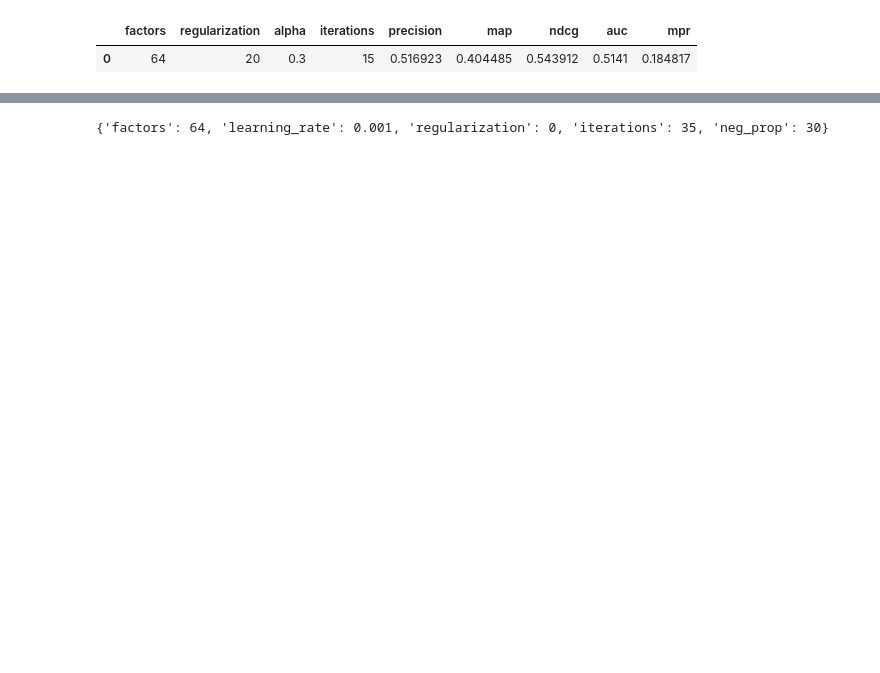
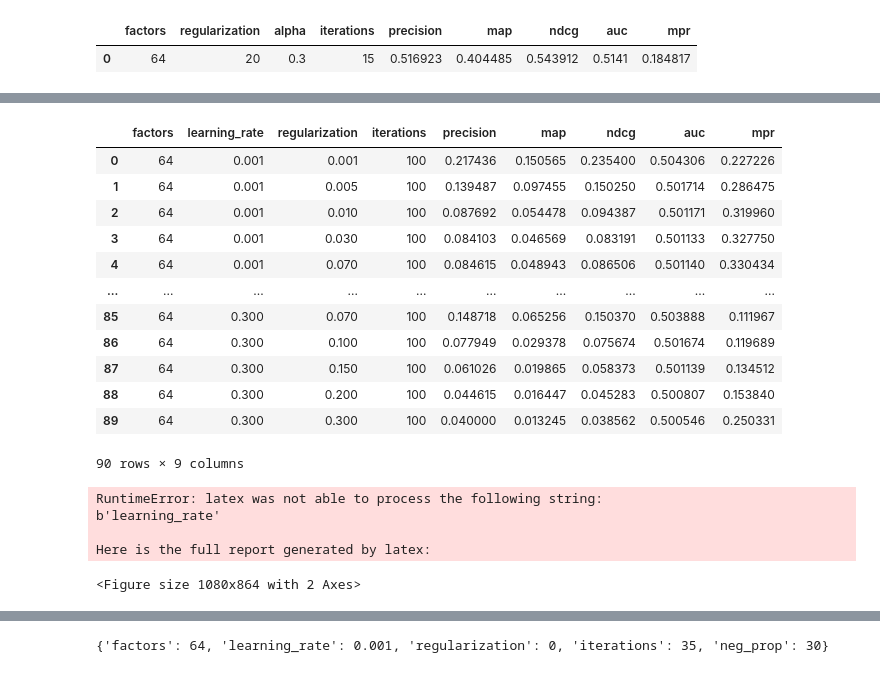
Before and after one commit to ChristophBarkey/Implicit_CF, a Jupyter notebook: testing_1.ipynb, the cells around one changed output, grey strips where cells are left out. Saved outputs shown, nothing was run; the diff lists cells and outputs as text; code cells hidden in the pictures; blank space fills up the shorter version.

```diff
--- a/testing_1.ipynb
+++ b/testing_1.ipynb
@@ -111,0 +176,4 @@ hyper_test_als
+# %%
+space_BPR = {'factors' : [64], 'learning_rate': [0.001, 0.0025, 0.005, 0.01, 0.02, 0.03, 0.07, 0.1, 0.2, 0.3], 'regularization' : [0.001, 0.005, 0.01, 0.03, 0.07, 0.1, 0.15, 0.2, 0.3], 'iterations' : [100]}
+hyper_bpr_t = cv_t.hyperp_tuning(test_t, train_t, space_BPR, 'BPR')
+hyper_bpr_a = cv_a.hyperp_tuning(test_a, train_a, space_BPR, 'BPR')
@@ -111,0 +200,25 @@ hyper_test_als
+# %%
+hyper_bpr_t
+# %% [output]
+|  | factors | learning_rate | regularization | iterations | precision | map | ndcg | auc | mpr |
+| 0 | 64 | 0.001 | 0.001 | 100 | 0.217436 | 0.150565 | 0.235400 | 0.504306 | 0.227226 |
+| 1 | 64 | 0.001 | 0.005 | 100 | 0.139487 | 0.097455 | 0.150250 | 0.501714 | 0.286475 |
+| 2 | 64 | 0.001 | 0.010 | 100 | 0.087692 | 0.054478 | 0.094387 | 0.501171 | 0.319960 |
+| 3 | 64 | 0.001 | 0.030 | 100 | 0.084103 | 0.046569 | 0.083191 | 0.501133 | 0.327750 |
+| 4 | 64 | 0.001 | 0.070 | 100 | 0.084615 | 0.048943 | 0.086506 | 0.501140 | 0.330434 |
+| ... | ... | ... | ... | ... | ... | ... | ... | ... | ... |
+| 85 | 64 | 0.300 | 0.070 | 100 | 0.148718 | 0.065256 | 0.150370 | 0.503888 | 0.111967 |
+| 86 | 64 | 0.300 | 0.100 | 100 | 0.077949 | 0.029378 | 0.075674 | 0.501674 | 0.119689 |
+| 87 | 64 | 0.300 | 0.150 | 100 | 0.061026 | 0.019865 | 0.058373 | 0.501139 | 0.134512 |
+| 88 | 64 | 0.300 | 0.200 | 100 | 0.044615 | 0.016447 | 0.045283 | 0.500807 | 0.153840 |
+| 89 | 64 | 0.300 | 0.300 | 100 | 0.040000 | 0.013245 | 0.038562 | 0.500546 | 0.250331 |
+90 rows × 9 columns
+# %%
+vis = Visualize()
+vis.get_heatmap(hyper_bpr_t, 'BPR', 'precision')
+# %% [output]
+RuntimeError: latex was not able to process the following string:
+b'learning_rate'
+
+Here is the full report generated by latex:
+<Figure size 1080x864 with 2 Axes>
```
Also changed, not shown: parts of 33 cells of this notebook, 2 other files.
